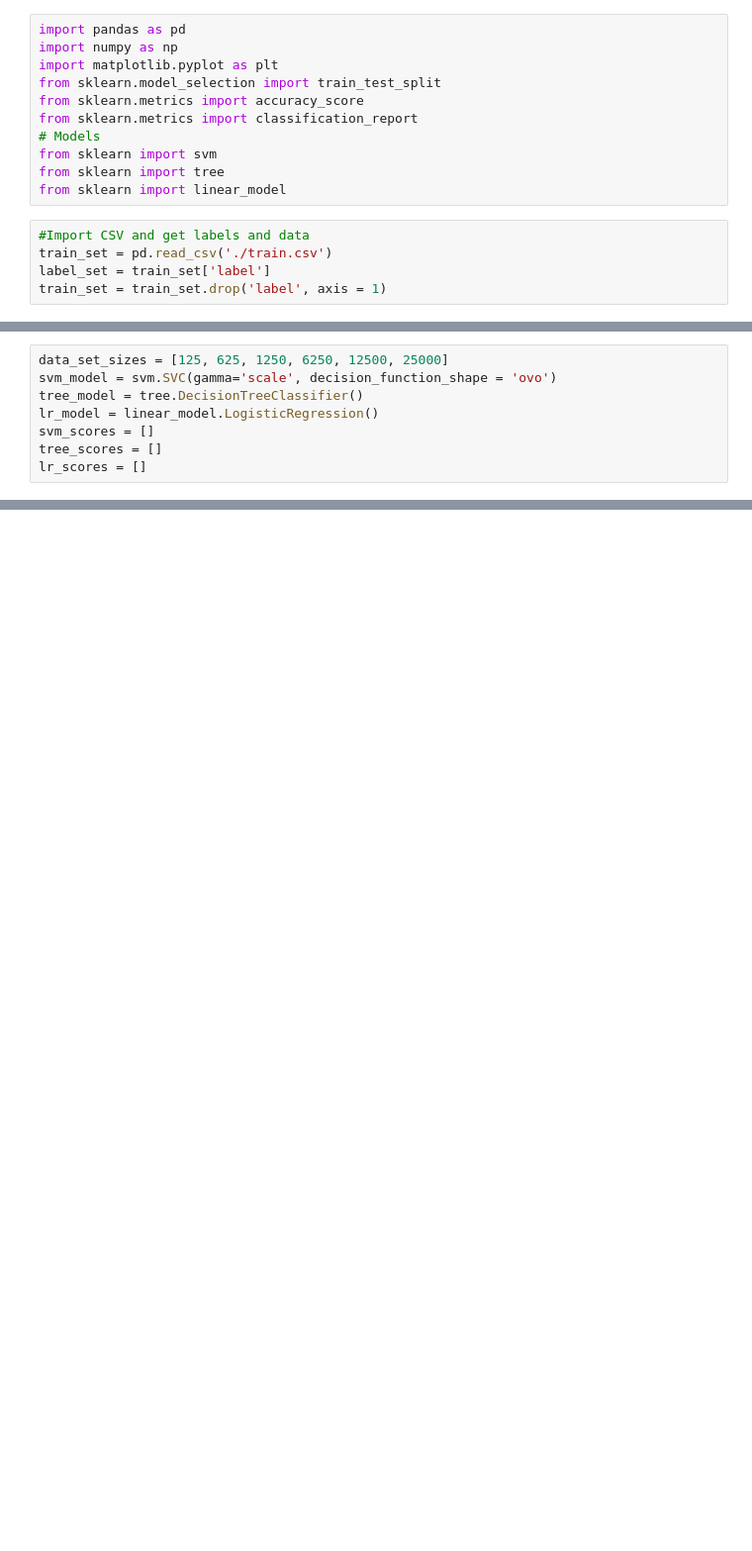
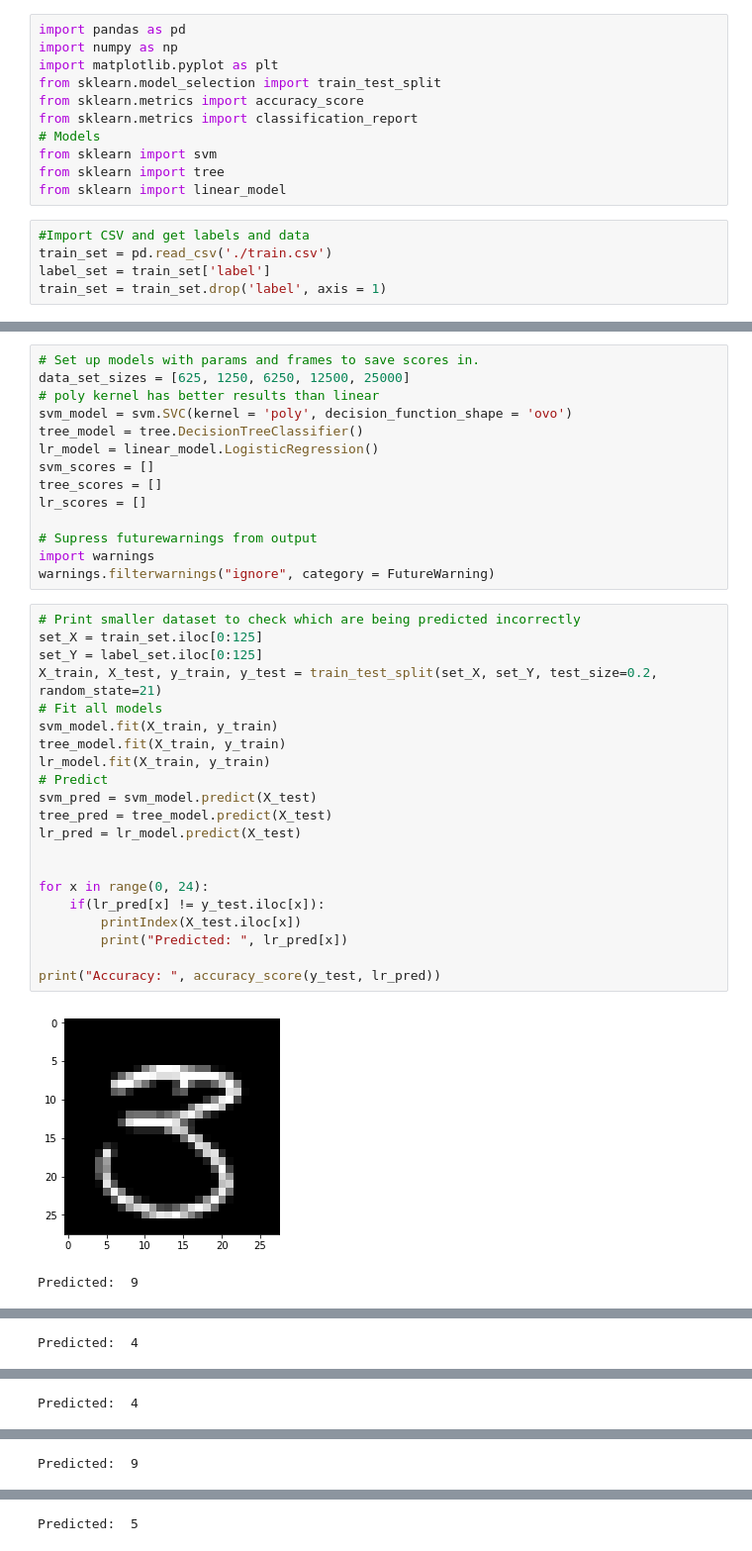
Before and after one commit to MrMorgan/MLPractice3, a Jupyter notebook: Practice3_Notebook.ipynb, the cells around one changed output, grey strips where cells are left out. Shown at 99% size. Saved outputs shown, nothing was run; the diff lists cells and outputs as text; blank space fills up the shorter version.

```diff
--- a/Practice3_Notebook.ipynb
+++ b/Practice3_Notebook.ipynb
@@ -24,10 +26,40 @@ def printIndex(sample):
     plt.imshow(sample,cmap='gray')
     plt.show()
 # %%
-data_set_sizes = [125, 625, 1250, 6250, 12500, 25000]
-svm_model = svm.SVC(gamma='scale', decision_function_shape = 'ovo')
+# Set up models with params and frames to save scores in.
+data_set_sizes = [625, 1250, 6250, 12500, 25000]
+# poly kernel has better results than linear
+svm_model = svm.SVC(kernel = 'poly', decision_function_shape = 'ovo')
 tree_model = tree.DecisionTreeClassifier()
 lr_model = linear_model.LogisticRegression()
 svm_scores = []
 tree_scores = []
 lr_scores = []
+
+# Supress futurewarnings from output
+import warnings
+warnings.filterwarnings("ignore", category = FutureWarning)
+# %%
+# Print smaller dataset to check which are being predicted incorrectly
+set_X = train_set.iloc[0:125]
+set_Y = label_set.iloc[0:125]
+X_train, X_test, y_train, y_test = train_test_split(set_X, set_Y, test_size=0.2, random_state=21)
+# Fit all models
+svm_model.fit(X_train, y_train)
+tree_model.fit(X_train, y_train)
+lr_model.fit(X_train, y_train)
+# Predict
+svm_pred = svm_model.predict(X_test)
+tree_pred = tree_model.predict(X_test)
+lr_pred = lr_model.predict(X_test)
+
+
+for x in range(0, 24):
+    if(lr_pred[x] != y_test.iloc[x]):
+        printIndex(X_test.iloc[x])
+        print("Predicted: ", lr_pred[x])
+
+print("Accuracy: ", accuracy_score(y_test, lr_pred))
+# %% [output]
+[figure, added]
+Predicted:  9
@@ -33,0 +67 @@ lr_scores = []
+Predicted:  4
@@ -33,0 +69 @@ lr_scores = []
+Predicted:  4
@@ -33,0 +71 @@ lr_scores = []
+Predicted:  9
@@ -33,0 +73 @@ lr_scores = []
+Predicted:  5
```
Also changed, not shown: parts of 6 cells of this notebook, 1 other file.
